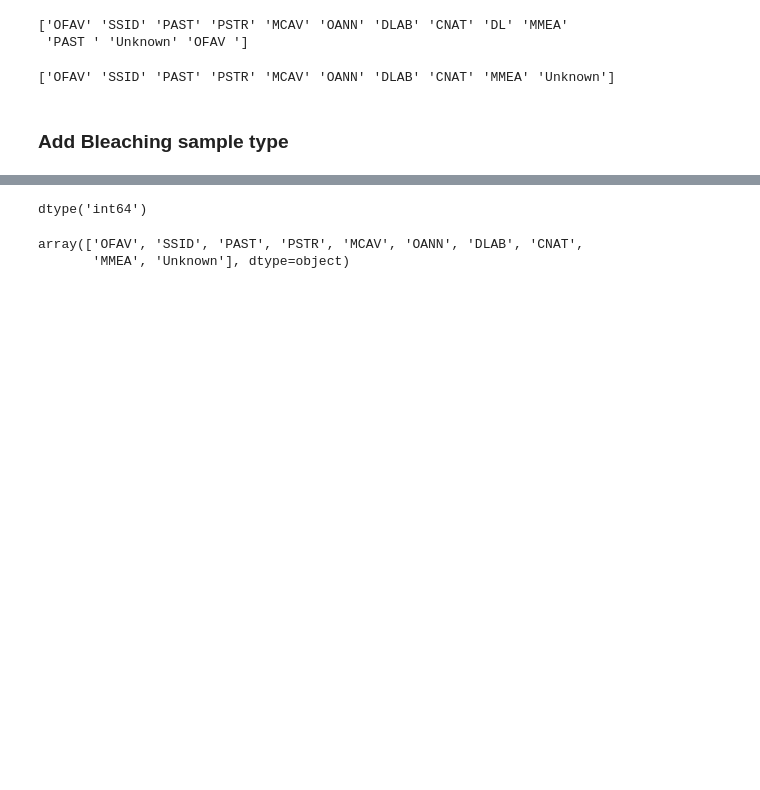
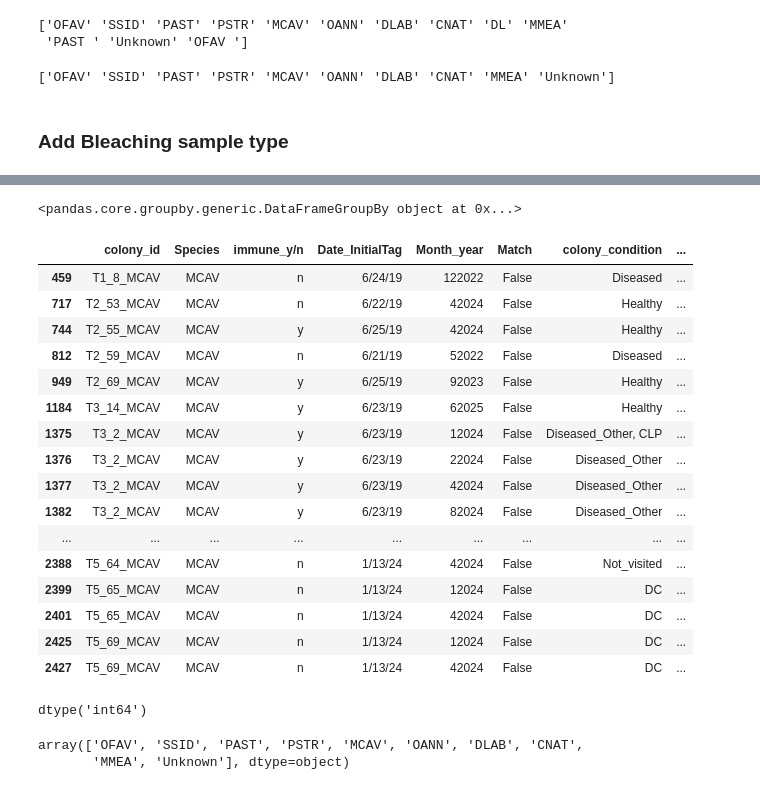
Before and after one commit to brookewicz/Code_notebook, a Jupyter notebook: QA_QC/SampleData/BleachedSamples.ipynb, the cells around one changed output, grey strips where cells are left out. Saved outputs shown, nothing was run; the diff lists cells and outputs as text; code cells hidden in the pictures; blank space fills up the shorter version.

Commit message:
merge full df and crosscheck colony and sample conditions

```diff
--- a/QA_QC/SampleData/BleachedSamples.ipynb
+++ b/QA_QC/SampleData/BleachedSamples.ipynb
@@ -132,0 +201,28 @@ cond_cols=['colony_id'] + colony.columns[colony.columns.str.contains('_Condition
+# %%
+merged.groupby(['colony_id', 'Month_year'])
+# %% [output]
+<pandas.core.groupby.generic.DataFrameGroupBy object at 0x...>
+# %%
+# crosscheck colony and sample conditions
+
+checks = []
+    # check each 'group' (unique combos of colony and monthyear) and store results in 'checks' list
+for (colony_id, month), group in merged.groupby(['colony_id', 'Month_year']):
+    checks.append({
+        'colony_id': colony_id,
+        'Species': group['Species'].iloc[0],
+        'immune_y/n': group['immune_y/n'].iloc[0],
+        'Date_InitialTag': group['Date_InitialTag'].iloc[0],
+        'Month_year': month,
+
+        # run function &
+        # create col containing results of the function that matches statuses
+        'Match': status_match(group),
+
+        'colony_condition': group['colony_condition'].iloc[0],
+        'sample_condition': group['sample_condition'].tolist(),
+        'sample_ids': group['Tubelabel_species'].tolist(),
+        'mortality_date' : group['Date_DocumentedMortality'].iloc[0]
+})
+# convert to dataframe
+checks_df=pd.DataFrame(checks)
@@ -133,3 +232,40 @@ cond_cols=['colony_id'] + colony.columns[colony.columns.str.contains('_Condition
+# %%
+# check mismatches
+
+false_matches = {}
+for specie in species_list:
+    # make individual dfs per sp
+    df = checks_df[checks_df['Species']==specie]
+    df.head(2)
+
+    # exclude 122024 since no samples were taken
+    df = df[df['Month_year'] != 122024]
+
+    # filter for where the match is false or if the colony condition is na and create a new df
+    false = df[(df['Match'] == False) & (~df['colony_condition'].isna())]
+
+    # store false matches in new dictionary with species name as key
+    false_matches[specie] = false
+# %%
+false_matches['MCAV']
+# %% [output]
+|  | colony_id | Species | immune_y/n | Date_InitialTag | Month_year | Match | colony_condition | ... |
+| 459 | T1_8_MCAV | MCAV | n | 6/24/19 | 122022 | False | Diseased | ... |
+| 717 | T2_53_MCAV | MCAV | n | 6/22/19 | 42024 | False | Healthy | ... |
+| 744 | T2_55_MCAV | MCAV | y | 6/25/19 | 42024 | False | Healthy | ... |
+| 812 | T2_59_MCAV | MCAV | n | 6/21/19 | 52022 | False | Diseased | ... |
+| 949 | T2_69_MCAV | MCAV | y | 6/25/19 | 92023 | False | Healthy | ... |
+| 1184 | T3_14_MCAV | MCAV | y | 6/23/19 | 62025 | False | Healthy | ... |
+| 1375 | T3_2_MCAV | MCAV | y | 6/23/19 | 12024 | False | Diseased_Other, CLP | ... |
+| 1376 | T3_2_MCAV | MCAV | y | 6/23/19 | 22024 | False | Diseased_Other | ... |
+| 1377 | T3_2_MCAV | MCAV | y | 6/23/19 | 42024 | False | Diseased_Other | ... |
+| 1382 | T3_2_MCAV | MCAV | y | 6/23/19 | 82024 | False | Diseased_Other | ... |
+| ... | ... | ... | ... | ... | ... | ... | ... | ... |
+| 2388 | T5_64_MCAV | MCAV | n | 1/13/24 | 42024 | False | Not_visited | ... |
+| 2399 | T5_65_MCAV | MCAV | n | 1/13/24 | 12024 | False | DC | ... |
+| 2401 | T5_65_MCAV | MCAV | n | 1/13/24 | 42024 | False | DC | ... |
+| 2425 | T5_69_MCAV | MCAV | n | 1/13/24 | 12024 | False | DC | ... |
+| 2427 | T5_69_MCAV | MCAV | n | 1/13/24 | 42024 | False | DC | ... |
 # %%
 # create for loop for each specie - using the fxn to match the colony and sample health statuses
 species_checks = {}
```
Also changed, not shown: parts of 8 cells of this notebook.
